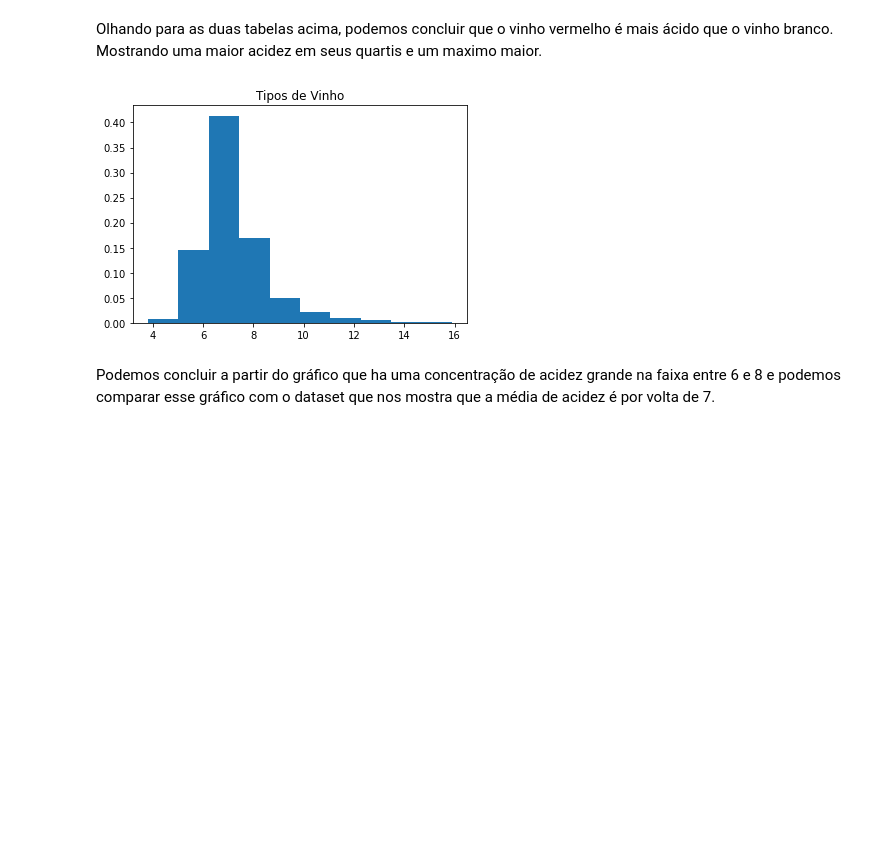
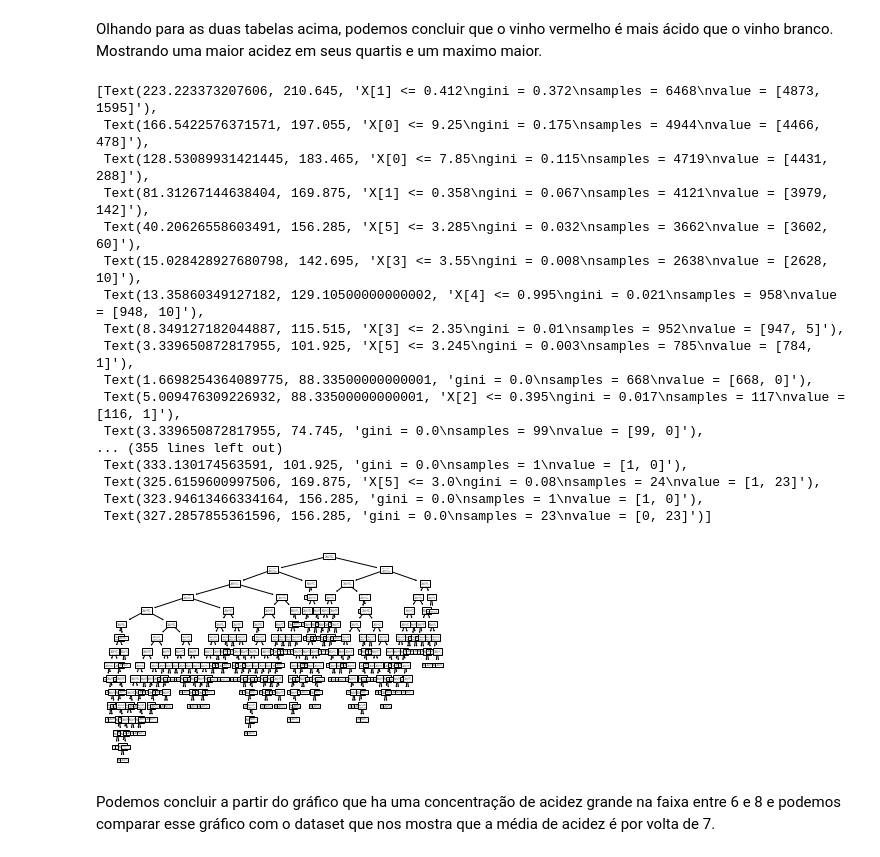
Before and after one commit to Brunelas/Projeto-2-, a Jupyter notebook: projeto2-checkpoint.ipynb, the cells around one changed output. Saved outputs shown, nothing was run; the diff lists cells and outputs as text; code cells hidden in the pictures; blank space fills up the shorter version.

```diff
--- a/projeto2-checkpoint.ipynb
+++ b/projeto2-checkpoint.ipynb
@@ -188,13 +192,38 @@ novo[novo.tipo == 'red'].describe()
 Olhando para as duas tabelas acima,
 podemos concluir que o vinho vermelho é mais ácido que o vinho branco.
 Mostrando uma maior acidez em seus quartis e um maximo maior.
-# %%
-#plotando histograma
-
-plt.hist(novo.acidez, bins = 10, density = True)
-plt.title('Tipos de Vinho')
-plt.show()
-# %% [output]
-[figure, removed]
+# %%
+from sklearn.tree import DecisionTreeClassifier # Import Decision Tree Classifier
+from sklearn.model_selection import train_test_split # Import train_test_split function
+from sklearn import metrics
+
+features = ['acidez', 'volatilidadeAcida', 'AcidezCitrica', 'AçucarResidual','densidade','pH','álcool', 'Qualidade']
+X = filtrado[features] # Features
+y = filtrado['Tipo Binário'] # Target variable
+clf = tree.DecisionTreeClassifier()
+clf = clf.fit(X, y)
+decision_tree = DecisionTreeClassifier(random_state=0, max_depth=2)
+decision_tree = decision_tree.fit(X, Y)
+decision_tree
+tree.plot_tree(clf)
+# %% [output]
+[Text(223.223373207606, 210.645, 'X[1] <= 0.412\ngini = 0.372\nsamples = 6468\nvalue = [4873, 1595]'),
+ Text(166.5422576371571, 197.055, 'X[0] <= 9.25\ngini = 0.175\nsamples = 4944\nvalue = [4466, 478]'),
+ Text(128.53089931421445, 183.465, 'X[0] <= 7.85\ngini = 0.115\nsamples = 4719\nvalue = [4431, 288]'),
+ Text(81.31267144638404, 169.875, 'X[1] <= 0.358\ngini = 0.067\nsamples = 4121\nvalue = [3979, 142]'),
+ Text(40.20626558603491, 156.285, 'X[5] <= 3.285\ngini = 0.032\nsamples = 3662\nvalue = [3602, 60]'),
+ Text(15.028428927680798, 142.695, 'X[3] <= 3.55\ngini = 0.008\nsamples = 2638\nvalue = [2628, 10]'),
+ Text(13.35860349127182, 129.10500000000002, 'X[4] <= 0.995\ngini = 0.021\nsamples = 958\nvalue = [948, 10]'),
+ Text(8.349127182044887, 115.515, 'X[3] <= 2.35\ngini = 0.01\nsamples = 952\nvalue = [947, 5]'),
+ Text(3.339650872817955, 101.925, 'X[5] <= 3.245\ngini = 0.003\nsamples = 785\nvalue = [784, 1]'),
+ Text(1.6698254364089775, 88.33500000000001, 'gini = 0.0\nsamples = 668\nvalue = [668, 0]'),
+ Text(5.009476309226932, 88.33500000000001, 'X[2] <= 0.395\ngini = 0.017\nsamples = 117\nvalue = [116, 1]'),
+ Text(3.339650872817955, 74.745, 'gini = 0.0\nsamples = 99\nvalue = [99, 0]'),
+... (355 lines left out)
+ Text(333.130174563591, 101.925, 'gini = 0.0\nsamples = 1\nvalue = [1, 0]'),
+ Text(325.6159600997506, 169.875, 'X[5] <= 3.0\ngini = 0.08\nsamples = 24\nvalue = [1, 23]'),
+ Text(323.94613466334164, 156.285, 'gini = 0.0\nsamples = 1\nvalue = [1, 0]'),
+ Text(327.2857855361596, 156.285, 'gini = 0.0\nsamples = 23\nvalue = [0, 23]')]
+[figure, added]
 # %% [markdown]
 Podemos concluir a partir do gráfico que ha uma concentração de acidez grande na faixa entre 6 e 8 e podemos comparar esse gráfico com o dataset que nos mostra que a média de acidez é por volta de 7.
```
Also changed, not shown: parts of 5 cells of this notebook.
